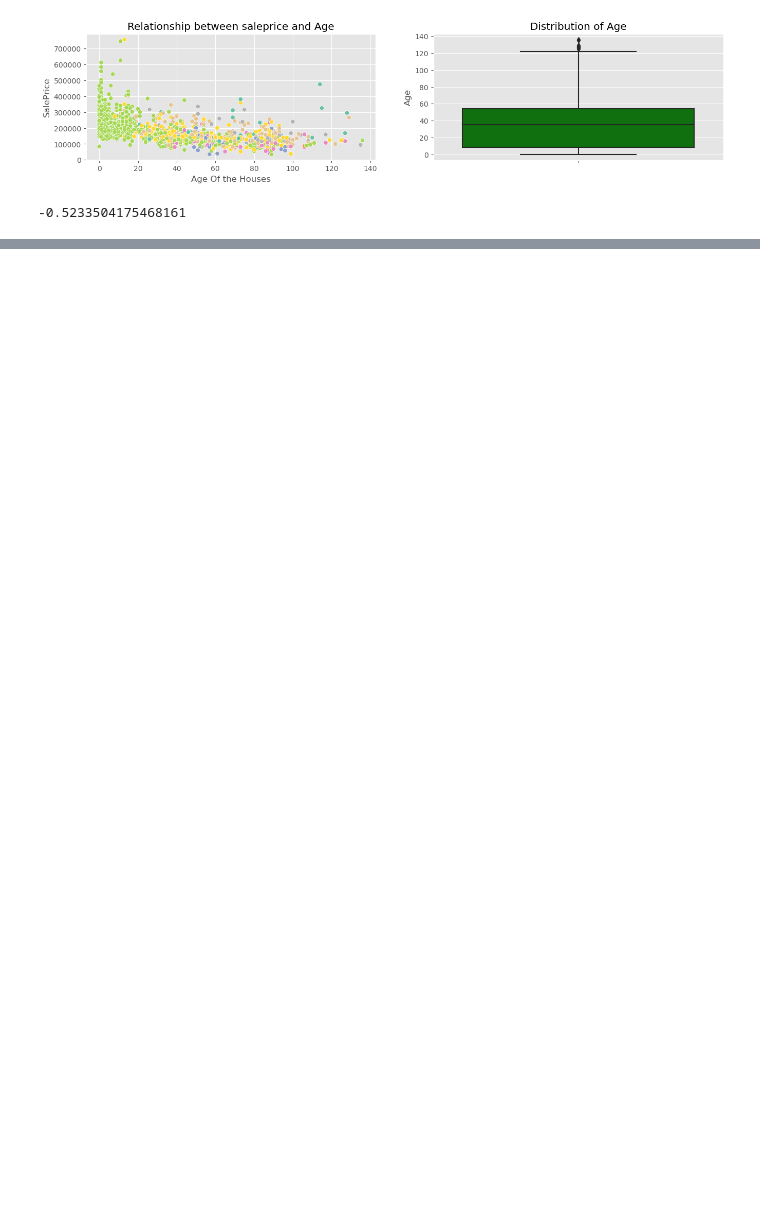
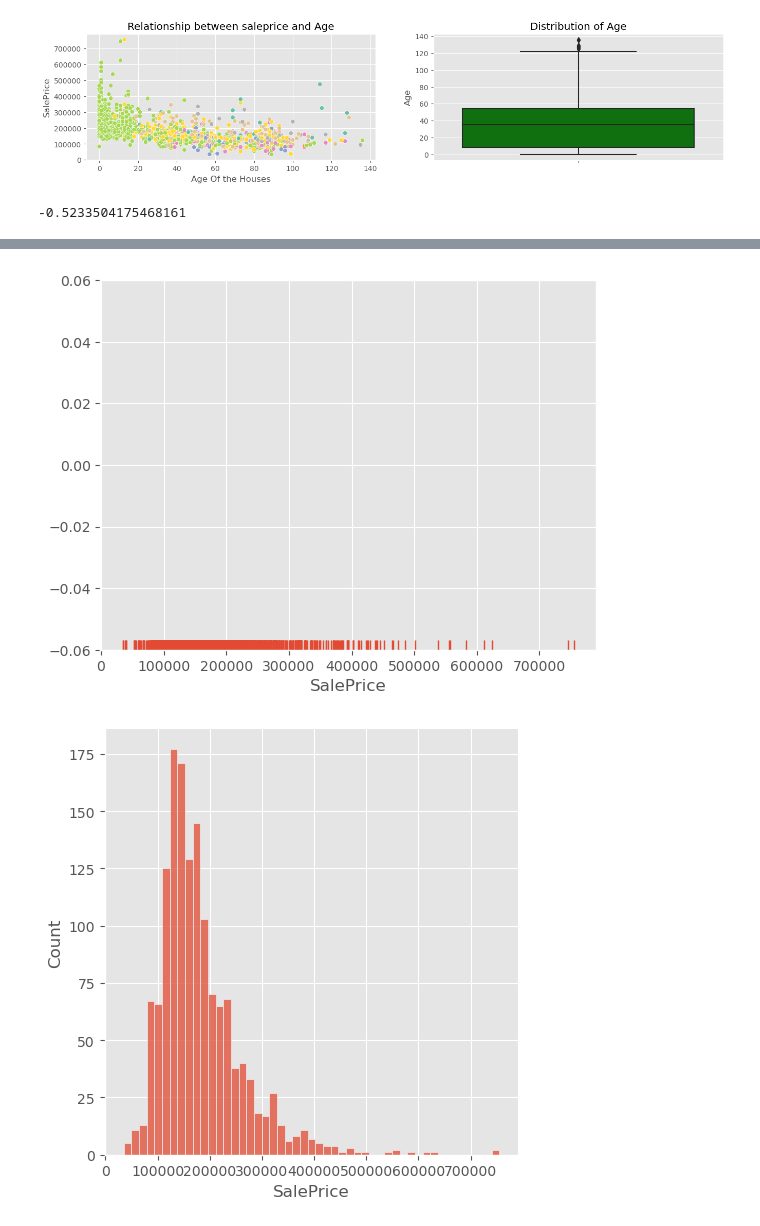
Before and after one commit to Atieng/Ames-analysis, a Jupyter notebook: Ames-analysis.ipynb, the cells around one changed output, grey strips where cells are left out. Saved outputs shown, nothing was run; the diff lists cells and outputs as text; code cells hidden in the pictures; blank space fills up the shorter version.

```diff
--- a/Ames-analysis.ipynb
+++ b/Ames-analysis.ipynb
@@ -386,0 +445,6 @@ a
+# %%
+sns.rugplot(df['SalePrice']);
+sns.displot(df['SalePrice'],kde=True);
+# %% [output]
+[figure, added]
+[figure, added]
```
Also changed, not shown: parts of 8 cells of this notebook, 1 other file.
